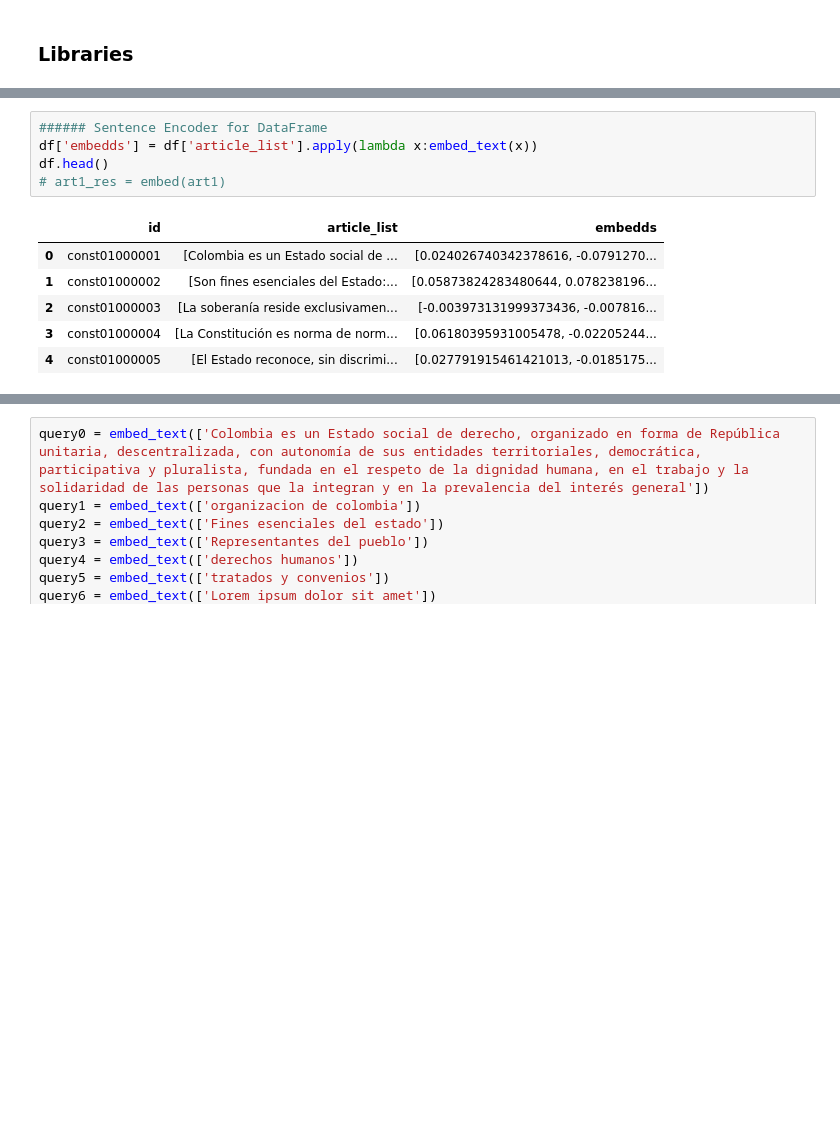
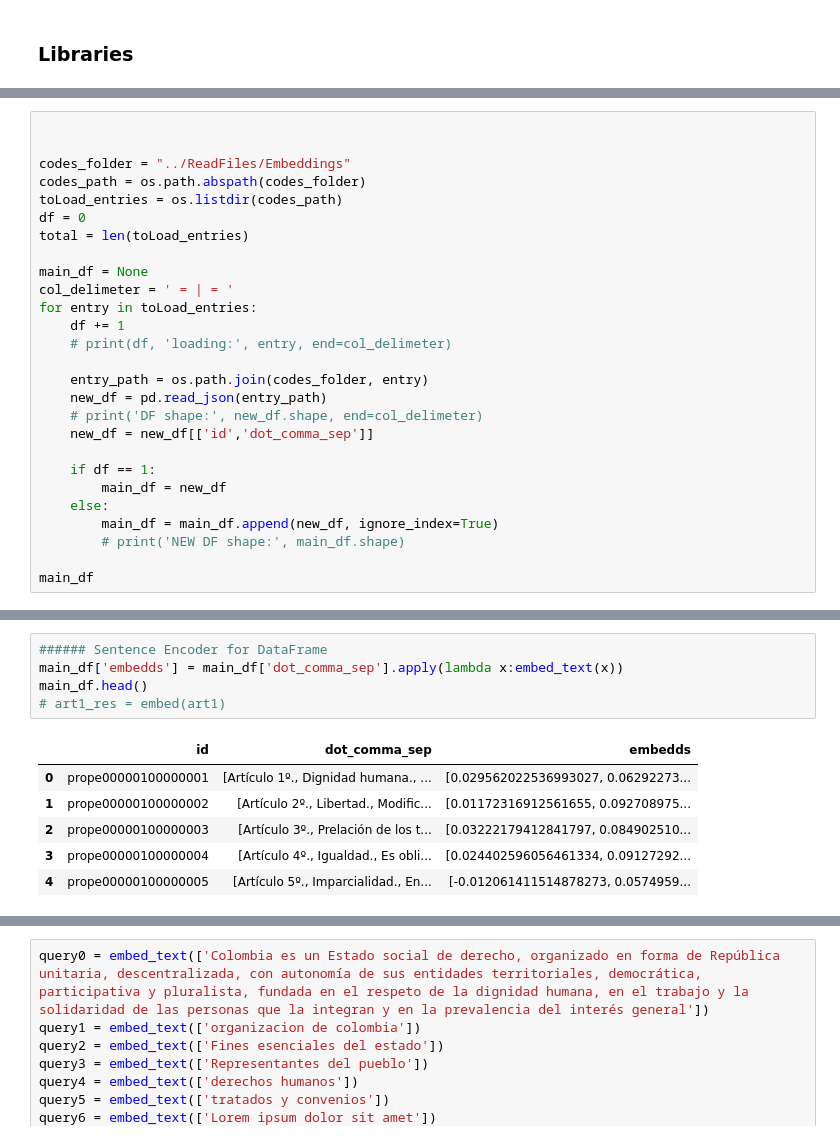
Before and after one commit to Edward-TL/LegalSearcher, a Jupyter notebook: SentenceEncoder/Embedds_TF2.ipynb, the cells around one changed output, grey strips where cells are left out. Cells and saved outputs as stored; diff of their text form; blank space fills up the shorter version.

```diff
--- a/SentenceEncoder/Embedds_TF2.ipynb
+++ b/SentenceEncoder/Embedds_TF2.ipynb
@@ -60,0 +85,27 @@ df.head()
+# %%
+
+
+codes_folder = "../ReadFiles/Embeddings"
+codes_path = os.path.abspath(codes_folder)
+toLoad_entries = os.listdir(codes_path)
+df = 0
+total = len(toLoad_entries)
+
+main_df = None
+col_delimeter = ' = | = '
+for entry in toLoad_entries:
+    df += 1
+    # print(df, 'loading:', entry, end=col_delimeter)
+
+    entry_path = os.path.join(codes_folder, entry)
+    new_df = pd.read_json(entry_path)
+    # print('DF shape:', new_df.shape, end=col_delimeter)
+    new_df = new_df[['id','dot_comma_sep']]
+
+    if df == 1:
+        main_df = new_df
+    else:
+        main_df = main_df.append(new_df, ignore_index=True)
+        # print('NEW DF shape:', main_df.shape)
+
+main_df
@@ -61,12 +137,12 @@ df.head()
 # %%
 ###### Sentence Encoder for DataFrame
-df['embedds'] = df['article_list'].apply(lambda x:embed_text(x))
-df.head()
+main_df['embedds'] = main_df['dot_comma_sep'].apply(lambda x:embed_text(x))
+main_df.head()
 # art1_res = embed(art1)
 # %% [output]
-|  | id | article_list | embedds |
-| 0 | const01000001 | [Colombia es un Estado social de ... | [0.024026740342378616, -0.0791270... |
-| 1 | const01000002 | [Son fines esenciales del Estado:... | [0.05873824283480644, 0.078238196... |
-| 2 | const01000003 | [La soberanía reside exclusivamen... | [-0.003973131999373436, -0.007816... |
-| 3 | const01000004 | [La Constitución es norma de norm... | [0.06180395931005478, -0.02205244... |
-| 4 | const01000005 | [El Estado reconoce, sin discrimi... | [0.027791915461421013, -0.0185175... |
+|  | id | dot_comma_sep | embedds |
+| 0 | prope00000100000001 | [Artículo 1º., Dignidad humana., ... | [0.029562022536993027, 0.06292273... |
+| 1 | prope00000100000002 | [Artículo 2º., Libertad., Modific... | [0.01172316912561655, 0.092708975... |
+| 2 | prope00000100000003 | [Artículo 3º., Prelación de los t... | [0.03222179412841797, 0.084902510... |
+| 3 | prope00000100000004 | [Artículo 4º., Igualdad., Es obli... | [0.024402596056461334, 0.09127292... |
+| 4 | prope00000100000005 | [Artículo 5º., Imparcialidad., En... | [-0.012061411514878273, 0.0574959... |
```
Also changed, not shown: parts of 9 cells of this notebook.
